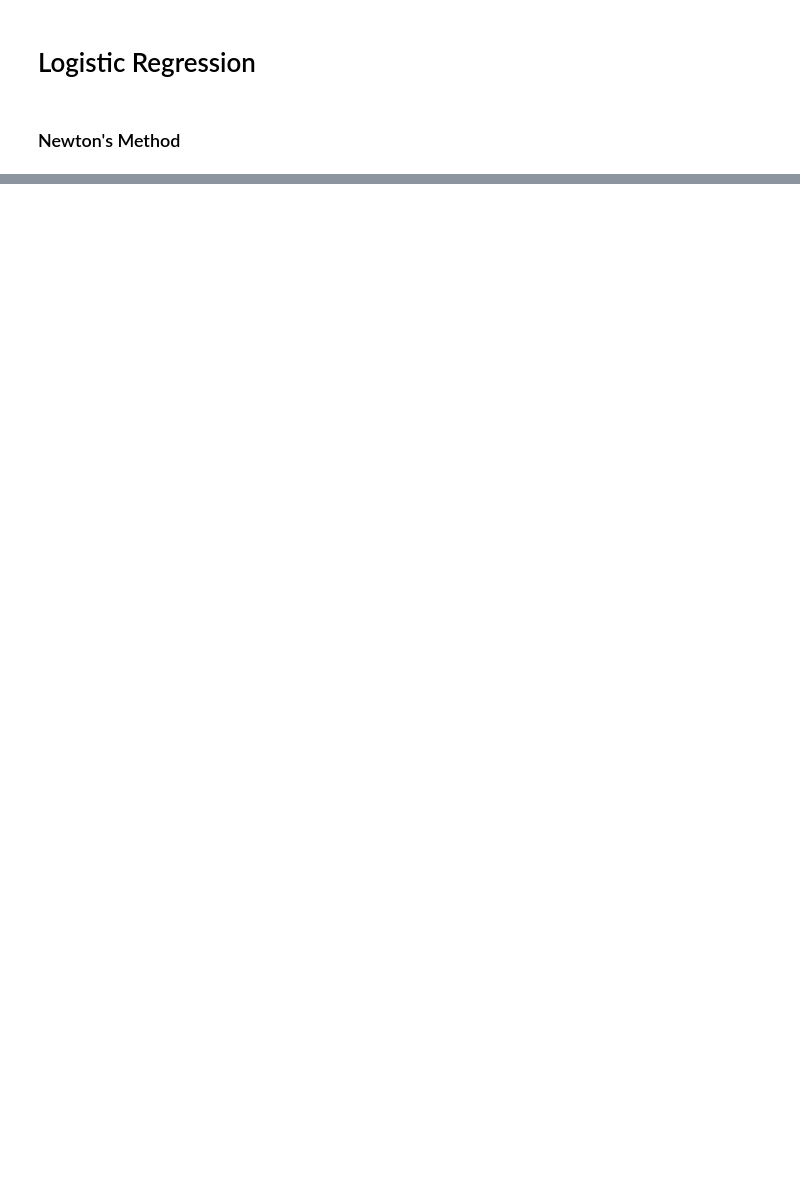
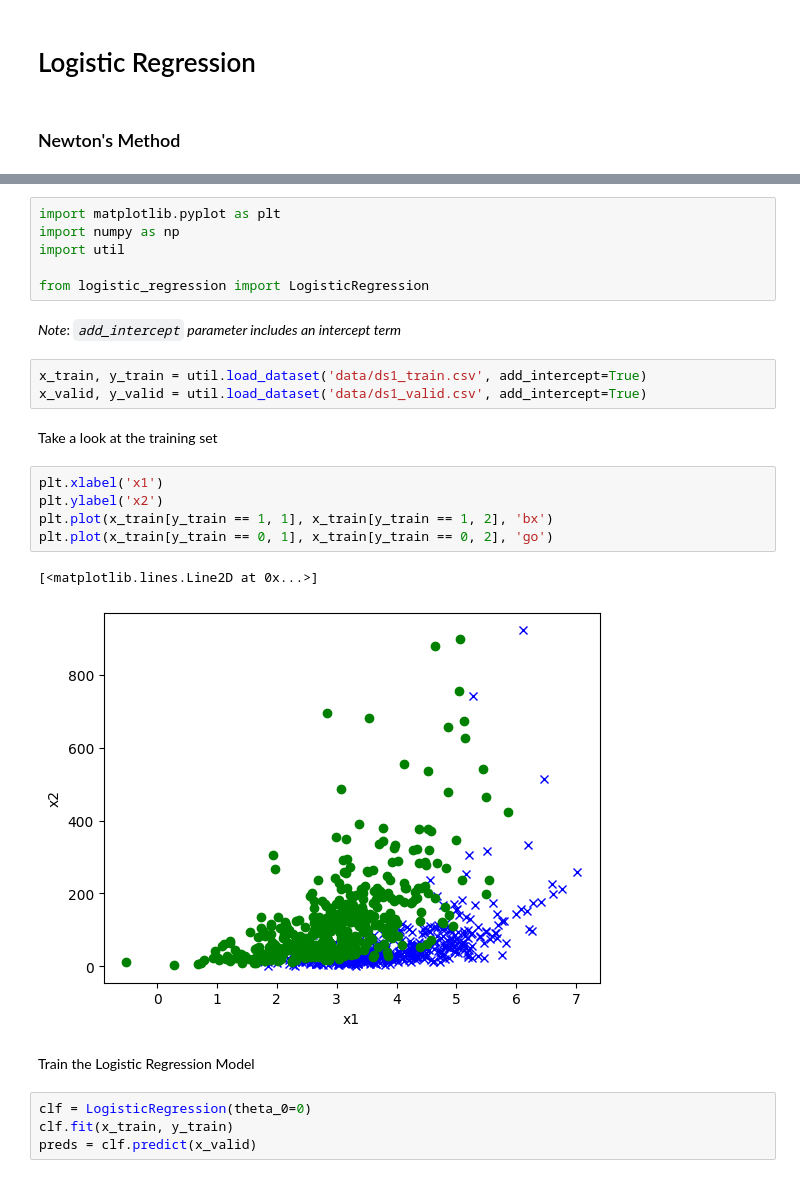
Before and after one commit to Faroukhamadi/logistic-regression, a Jupyter notebook: logistic_regression_notebook.ipynb, the cells around one changed output, grey strips where cells are left out. Cells and saved outputs as stored; diff of their text form; blank space fills up the shorter version.

Commit message:
add plotting and docs for logistic regression

```diff
--- a/logistic_regression_notebook.ipynb
+++ b/logistic_regression_notebook.ipynb
@@ -39,3 +46,30 @@ $$
 $$
 \theta^{t+1} := \theta^{t} + H^{-1} \cdot \nabla_{\theta} J(\theta)
 $$
+# %%
+import matplotlib.pyplot as plt
+import numpy as np
+import util
+
+from logistic_regression import LogisticRegression
+# %% [markdown]
+*Note*: *`add_intercept` parameter includes an intercept term*
+# %%
+x_train, y_train = util.load_dataset('data/ds1_train.csv', add_intercept=True)
+x_valid, y_valid = util.load_dataset('data/ds1_valid.csv', add_intercept=True)
+# %% [markdown]
+Take a look at the training set
+# %%
+plt.xlabel('x1')
+plt.ylabel('x2')
+plt.plot(x_train[y_train == 1, 1], x_train[y_train == 1, 2], 'bx')
+plt.plot(x_train[y_train == 0, 1], x_train[y_train == 0, 2], 'go')
+# %% [output]
+[<matplotlib.lines.Line2D at 0x...>]
+[figure, added]
+# %% [markdown]
+Train the Logistic Regression Model
+# %%
+clf = LogisticRegression(theta_0=0)
+clf.fit(x_train, y_train)
+preds = clf.predict(x_valid)
```
Also changed, not shown: parts of 5 cells of this notebook, 5 other files.
